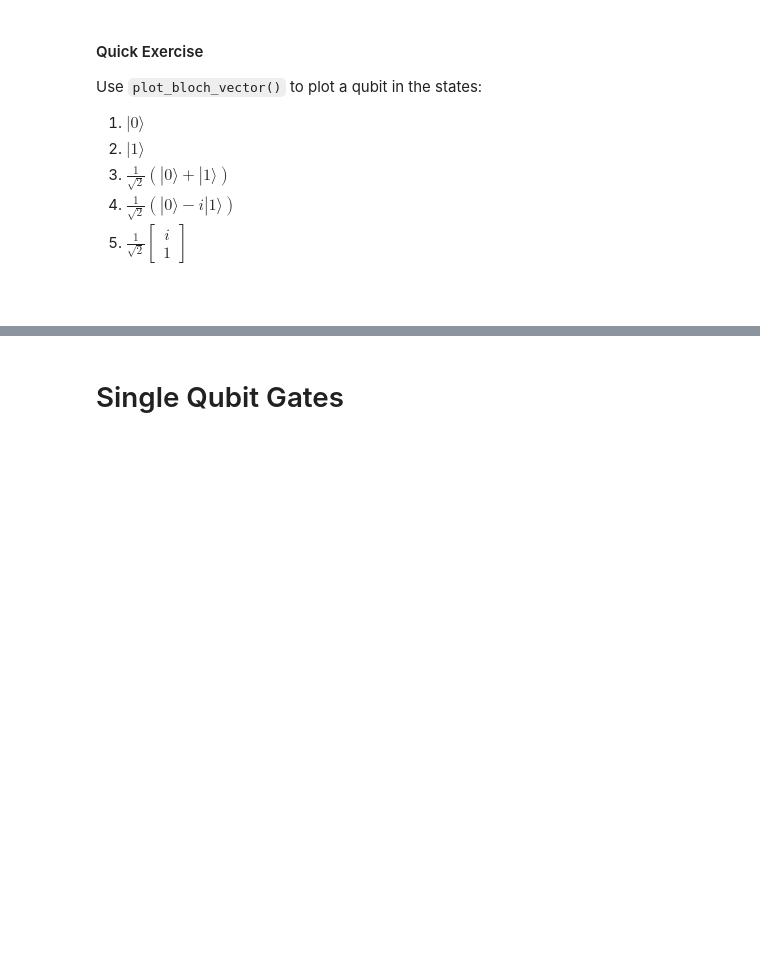
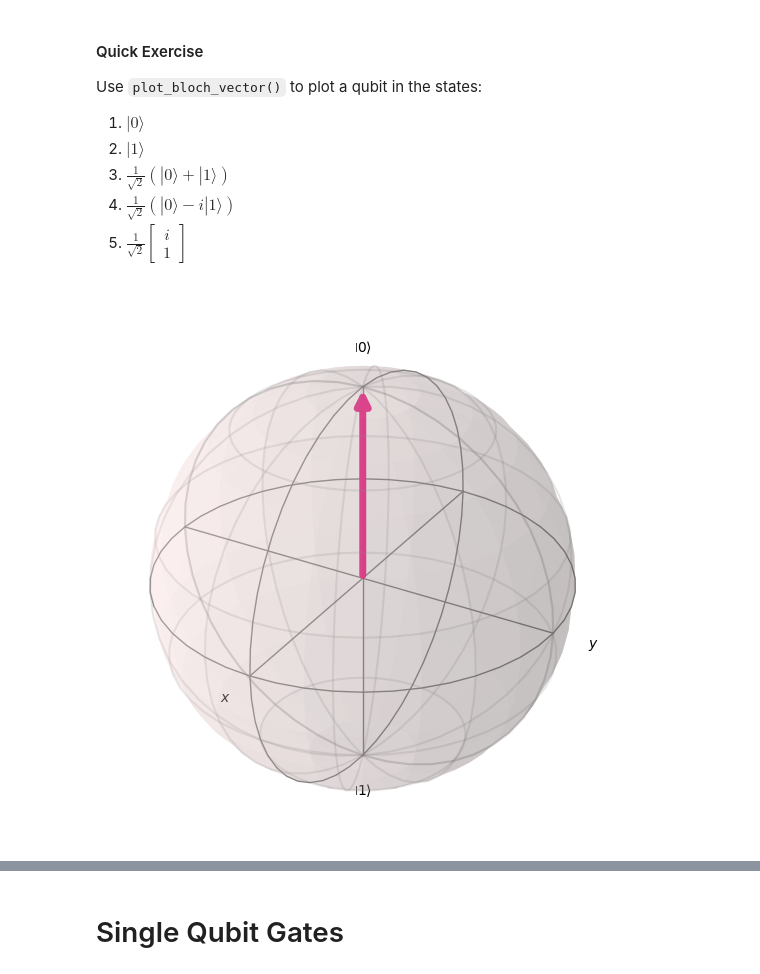
Before and after one commit to tanguyyyy/quantum_computing_psl_week, a Jupyter notebook: Lecture 1/01_1_Bloch_sphere_Gates.ipynb, the cells around one changed output, grey strips where cells are left out. Cells and saved outputs as stored; diff of their text form; code cells hidden in the pictures; blank space fills up the shorter version.

```diff
--- a/Lecture 1/01_1_Bloch_sphere_Gates.ipynb
+++ b/Lecture 1/01_1_Bloch_sphere_Gates.ipynb
@@ -447,0 +519,6 @@ Use `plot_bloch_vector()` to plot a qubit in the states:
+# %%
+# Solution here
+coords = [1,0,0]  # [Radius, Theta, Phi]
+plot_bloch_vector(coords, coord_type='spherical')
+# %% [output]
+[figure, added]
```
Also changed, not shown: parts of 31 cells of this notebook, 1 other file.
